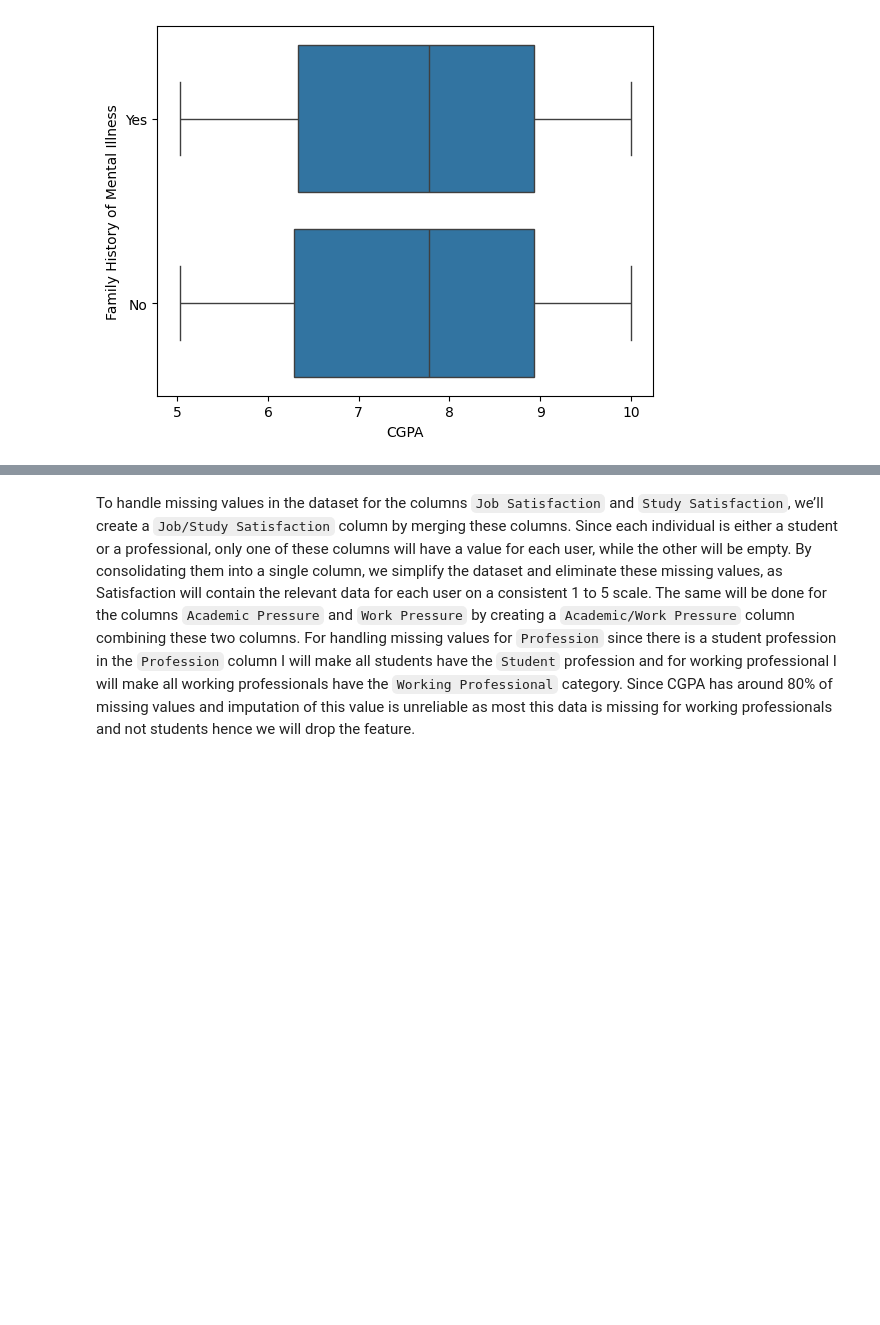
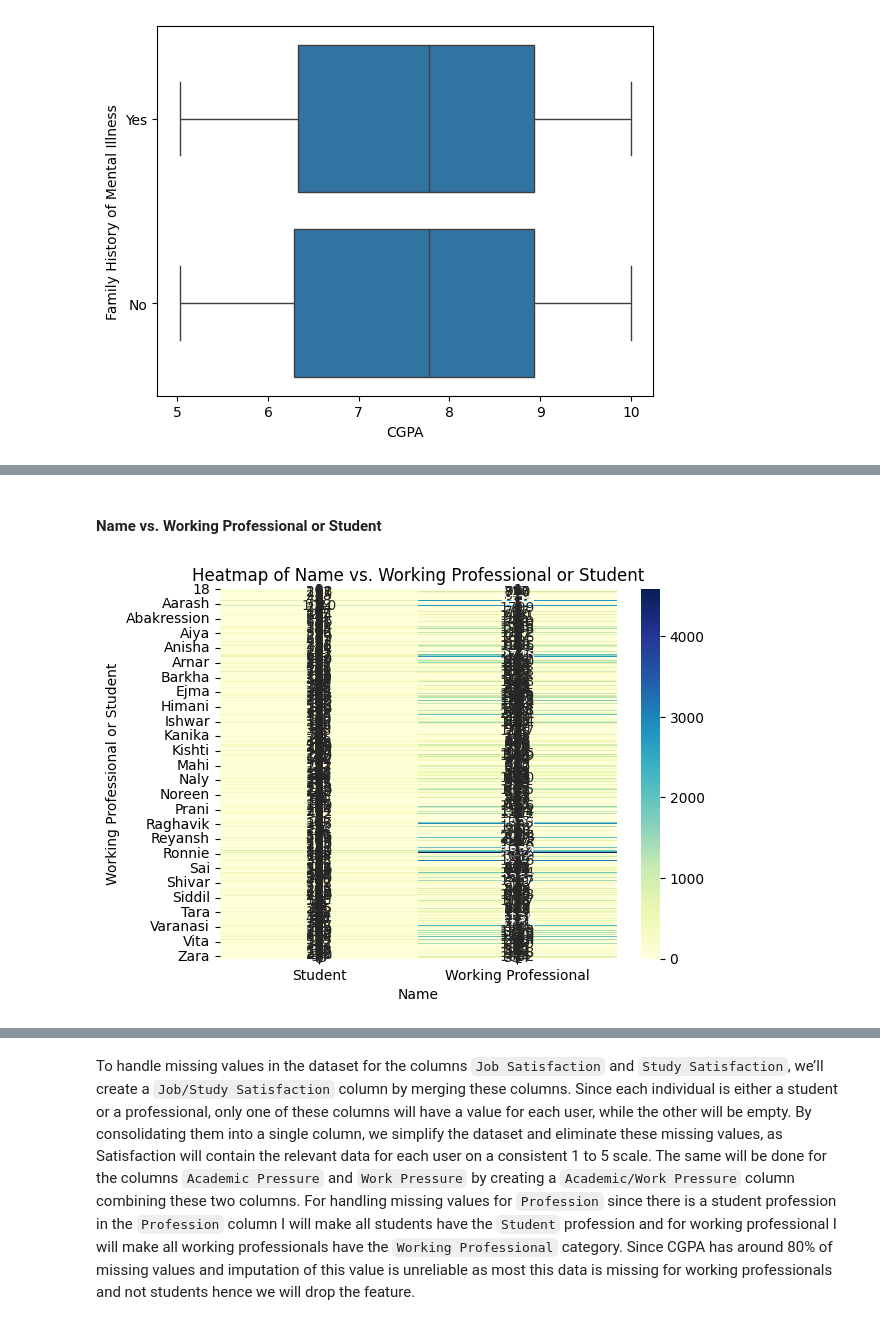
Before and after one commit to ktxdev/mind-matters, a Jupyter notebook: notebooks/EDA.ipynb, the cells around one changed output, grey strips where cells are left out. Saved outputs shown, nothing was run; the diff lists cells and outputs as text; code cells hidden in the pictures; blank space fills up the shorter version.

```diff
--- a/notebooks/EDA.ipynb
+++ b/notebooks/EDA.ipynb
@@ -500,0 +523,6 @@ sns.boxplot(x='CGPA', y='Family History of Mental Illness', data=data)
+# %% [markdown]
+#### Name vs. Working Professional or Student
+# %%
+plot_categorical_vs_categorical_vars(data, 'Name', 'Working Professional or Student')
+# %% [output]
+[figure, added]
```
Also changed, not shown: parts of 17 cells of this notebook.
